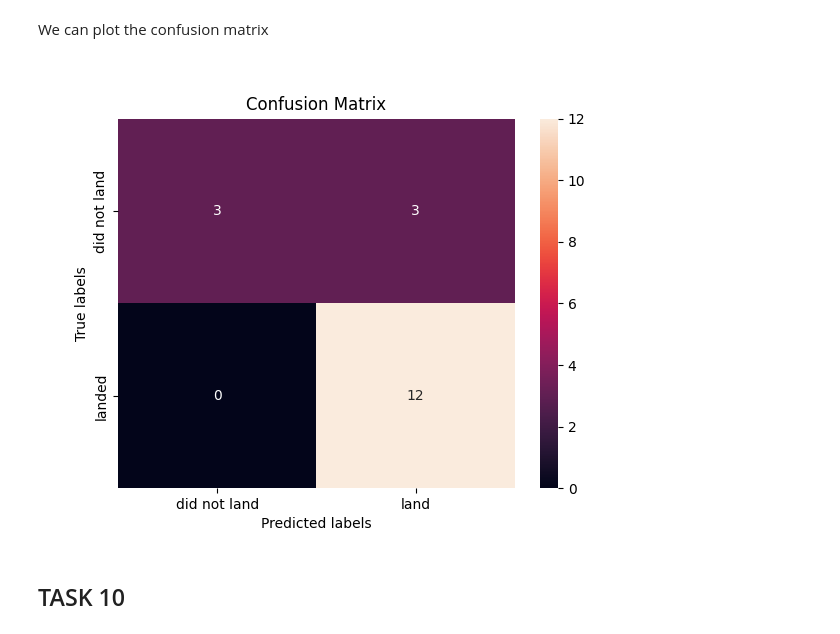
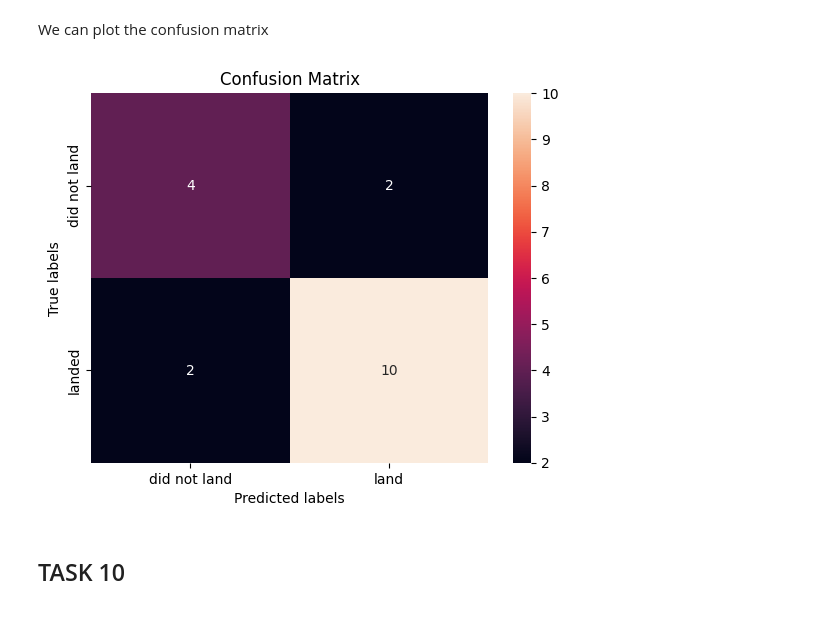
Before and after one commit to ThePugSummoner/Applied-data-science-Capstone, a Jupyter notebook: SpaceX_Machine_Learning_Prediction_Part_5.jupyterlite.ipynb, the cells around one changed output. Saved outputs shown, nothing was run; the diff lists cells and outputs as text; code cells hidden in the pictures.

```diff
--- a/SpaceX_Machine_Learning_Prediction_Part_5.jupyterlite.ipynb
+++ b/SpaceX_Machine_Learning_Prediction_Part_5.jupyterlite.ipynb
@@ -84,10 +84,12 @@ def plot_confusion_matrix(y,y_predict):
 # %% [markdown]
 Load the data
 # %%
-from js import fetch
-import io
+#from js import fetch
+#import io
 
 URL1 = "https://cf-courses-data.s3.us.cloud-object-storage.appdomain.cloud/IBM-DS0321EN-SkillsNetwork/datasets/dataset_part_2.csv"
-resp1 = await fetch(URL1)
-text1 = io.BytesIO((await resp1.arrayBuffer()).to_py())
-data = pd.read_csv(text1)
+#resp1 = await fetch(URL1)
+#text1 = io.BytesIO((await resp1.arrayBuffer()).to_py())
+#data = pd.read_csv(text1)
+data=pd.read_csv(URL1)
+data.head(15)
@@ -102,9 +121,9 @@ data.head()
 | 4 | 5 | 2013-12-03 | Falcon 9 | 3170.000000 | GTO | CCAFS SLC 40 | None None | 1 | False | ... |
 # %%
 URL2 = 'https://cf-courses-data.s3.us.cloud-object-storage.appdomain.cloud/IBM-DS0321EN-SkillsNetwork/datasets/dataset_part_3.csv'
-resp2 = await fetch(URL2)
-text2 = io.BytesIO((await resp2.arrayBuffer()).to_py())
-X = pd.read_csv(text2)
+#resp2 = await fetch(URL2)
+#text2 = io.BytesIO((await resp2.arrayBuffer()).to_py())
+X = pd.read_csv(URL2)
 # %%
 X.head(100)
 # %% [output]
@@ -239,7 +258,7 @@ Create a decision tree classifier object then  create a  <code>GridSearchCV</cod
 parameters = {'criterion': ['gini', 'entropy'],
      'splitter': ['best', 'random'],
      'max_depth': [2*n for n in range(1,10)],
-     'max_features': ['auto', 'sqrt'],
+     'max_features':  ['sqrt'],
      'min_samples_leaf': [1, 2, 4],
      'min_samples_split': [2, 5, 10]}
 tree = DecisionTreeClassifier()
@@ -258,10 +277,10 @@ Calculate the accuracy of tree_cv on the test data using the method <code>score<
 # %% [markdown]
 We can plot the confusion matrix
 # %%
-yhat = svm_cv.predict(X_test)
+yhat = tree_cv.predict(X_test)
 plot_confusion_matrix(Y_test,yhat)
 # %% [output]
-[figure, old version]
+[figure, new version]
 # %% [markdown]
 ## TASK  10
 # %% [markdown]
```
Also changed, not shown: parts of 7 cells of this notebook, 8 other files.
